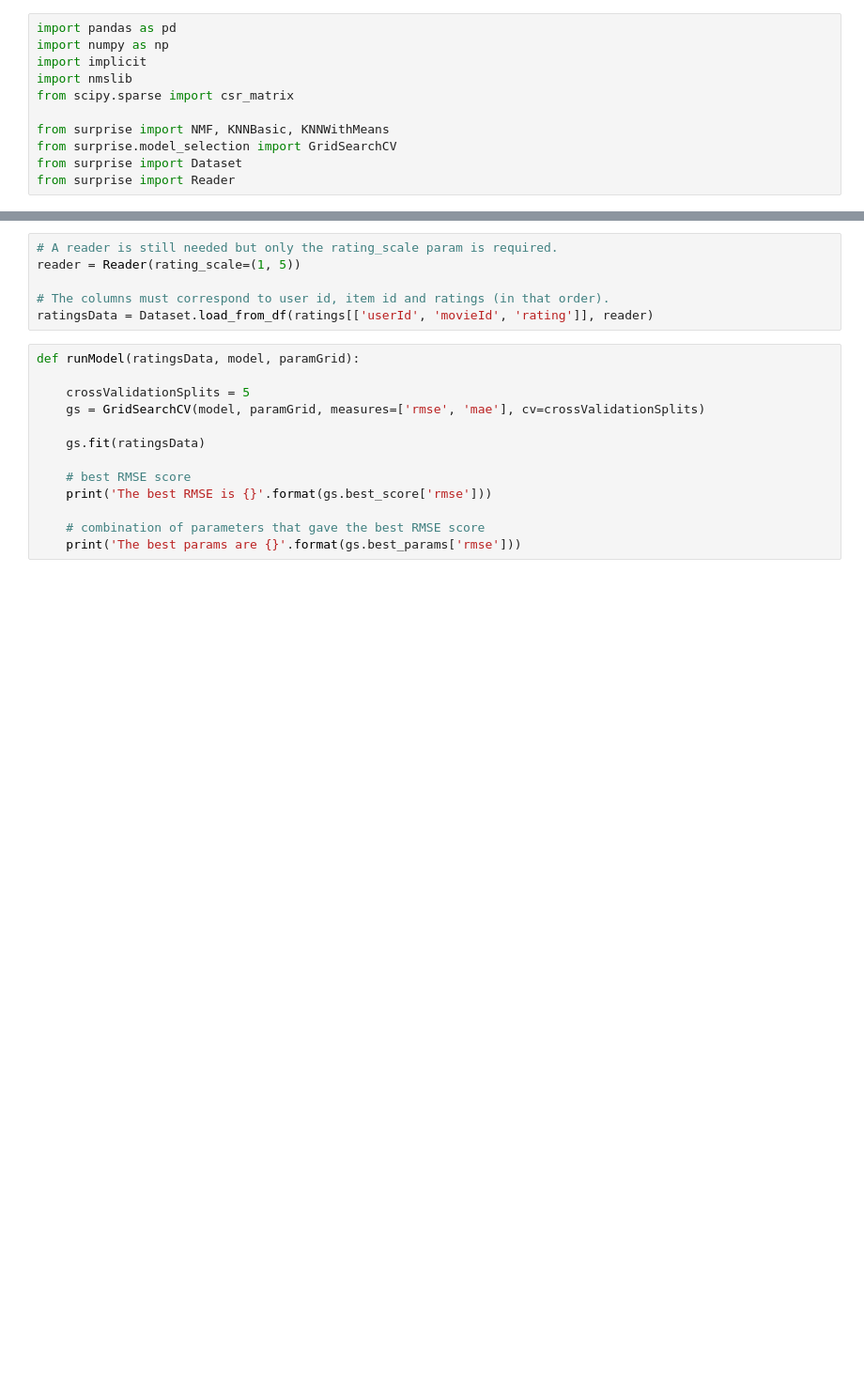
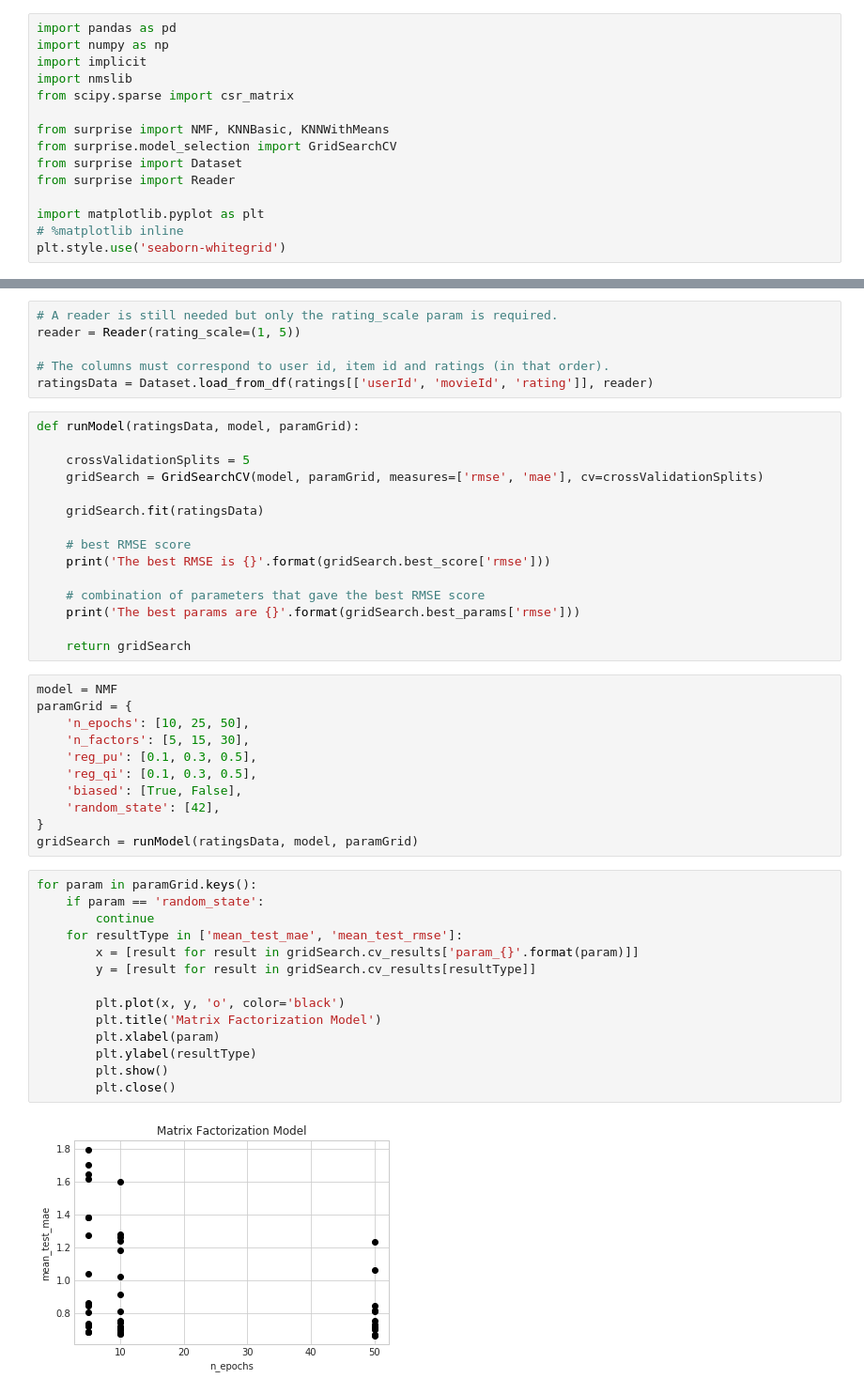
Before and after one commit to zachbogart/personalization_project, a Jupyter notebook: part1.ipynb, the cells around one changed output, grey strips where cells are left out. Shown: that part at 94% size. Cells and saved outputs as stored; diff of their text form; blank space fills up the shorter version.

Commit message:
Grid Search Parameters Finished

```diff
--- a/part1.ipynb
+++ b/part1.ipynb
@@ -9,6 +9,10 @@ from surprise import NMF, KNNBasic, KNNWithMeans
 from surprise.model_selection import GridSearchCV
 from surprise import Dataset
 from surprise import Reader
+
+import matplotlib.pyplot as plt
+# %matplotlib inline
+plt.style.use('seaborn-whitegrid')
 # %%
 # dataFolder = 'ml-latest-small'
 dataFolder = 'ml-latest-small'
@@ -190,12 +153,41 @@ ratingsData = Dataset.load_from_df(ratings[['userId', 'movieId', 'rating']], rea
 def runModel(ratingsData, model, paramGrid):
 
     crossValidationSplits = 5
-    gs = GridSearchCV(model, paramGrid, measures=['rmse', 'mae'], cv=crossValidationSplits)
+    gridSearch = GridSearchCV(model, paramGrid, measures=['rmse', 'mae'], cv=crossValidationSplits)
 
-    gs.fit(ratingsData)
+    gridSearch.fit(ratingsData)
 
     # best RMSE score
-    print('The best RMSE is {}'.format(gs.best_score['rmse']))
+    print('The best RMSE is {}'.format(gridSearch.best_score['rmse']))
 
     # combination of parameters that gave the best RMSE score
-    print('The best params are {}'.format(gs.best_params['rmse']))
+    print('The best params are {}'.format(gridSearch.best_params['rmse']))
+
+    return gridSearch
+# %%
+model = NMF
+paramGrid = {
+    'n_epochs': [10, 25, 50],
+    'n_factors': [5, 15, 30],
+    'reg_pu': [0.1, 0.3, 0.5],
+    'reg_qi': [0.1, 0.3, 0.5],
+    'biased': [True, False],
+    'random_state': [42],
+}
+gridSearch = runModel(ratingsData, model, paramGrid)
+# %%
+for param in paramGrid.keys():
+    if param == 'random_state':
+        continue
+    for resultType in ['mean_test_mae', 'mean_test_rmse']:
+        x = [result for result in gridSearch.cv_results['param_{}'.format(param)]]
+        y = [result for result in gridSearch.cv_results[resultType]]
+
+        plt.plot(x, y, 'o', color='black')
+        plt.title('Matrix Factorization Model')
+        plt.xlabel(param)
+        plt.ylabel(resultType)
+        plt.show()
+        plt.close()
+# %% [output]
+[figure, added]
```
Also changed, not shown: parts of 15 cells of this notebook.
